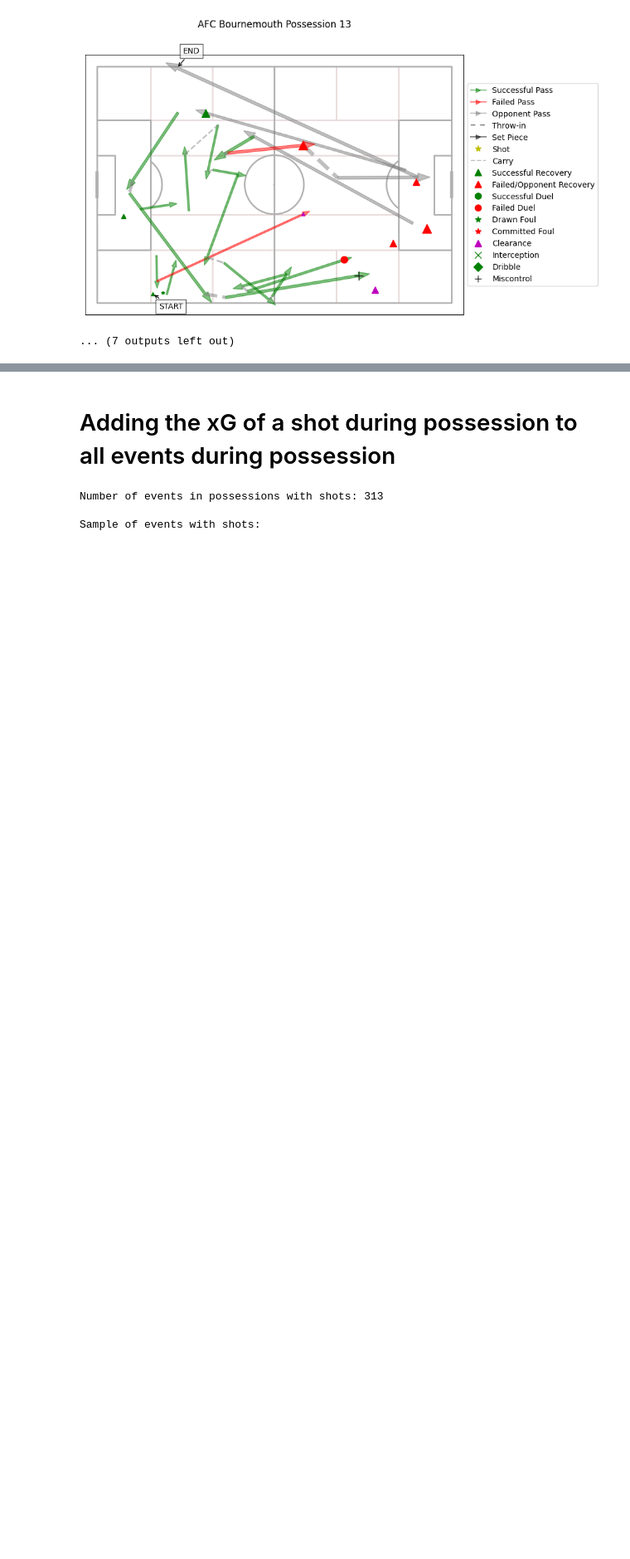
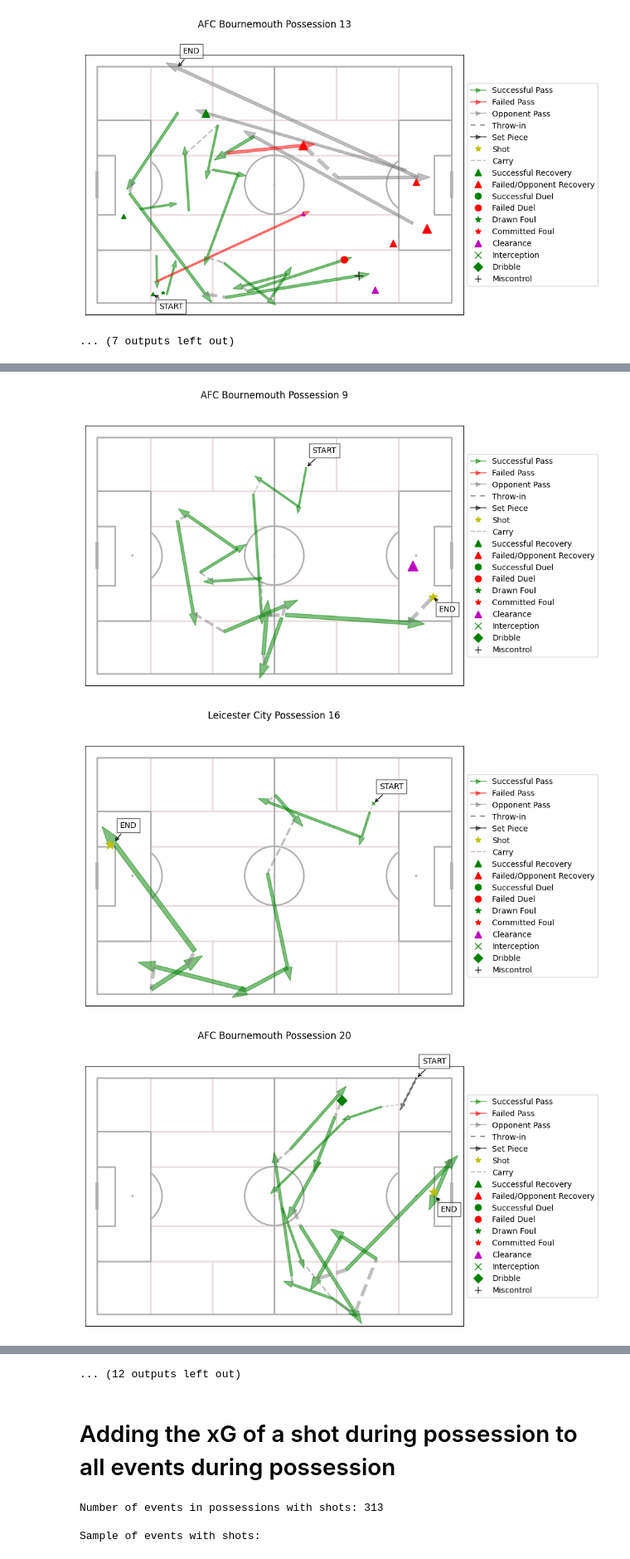
Before and after one commit to zcochran27/Soccer-Events-Analyzed, a Jupyter notebook: explore.ipynb, the cells around one changed output, grey strips where cells are left out. Shown at 83% size. Saved outputs shown, nothing was run; the diff lists cells and outputs as text; code cells hidden in the pictures; blank space fills up the shorter version.

Commit message:
visualized shot possessions

```diff
--- a/explore.ipynb
+++ b/explore.ipynb
@@ -222,7 +222,7 @@ def plot_possession(possession):
         width = min_width + j * width_increment
         marker_size = 4 + j * 2
 
-        if event["type"] in ["Goal Kick""Corner", "Free Kick", "Throw-in"] and "end_loc" in event and isinstance(event["end_loc"], list):
+        if event["type"] in ["Goal Kick","Corner", "Free Kick", "Throw-in"] and "end_loc" in event and isinstance(event["end_loc"], list):
             end_x, end_y = event["end_loc"]
             color = 'k'
             linestyle = (0, (4, 4, 4, 4)) if event["type"] == "Throw-in" else '-'
@@ -471,3 +471,9 @@ for possession in range(2,21):
 
 # for possession in ordered_events["possession"].unique()[:20]:
 #     plot_possession(possession)
+# %%
+#Possessions with shots
+shots = ordered_events[ordered_events.type == "Shot"].sort_values(by=["possession"],ascending=[True])
+for possession in shots["possession"].unique():
+    plot_possession(possession)
+# %% [output]
@@ -473,0 +481,3 @@ for possession in range(2,21):
+[figure, added]
+[figure, added]
+[figure, added]
@@ -474,3 +492,4 @@ for possession in range(2,21):
+... (12 outputs left out)
 # %% [markdown]
 # Adding the xG of a shot during possession to all events during possession
 # %%
```
Also changed, not shown: parts of 1 cell of this notebook.
